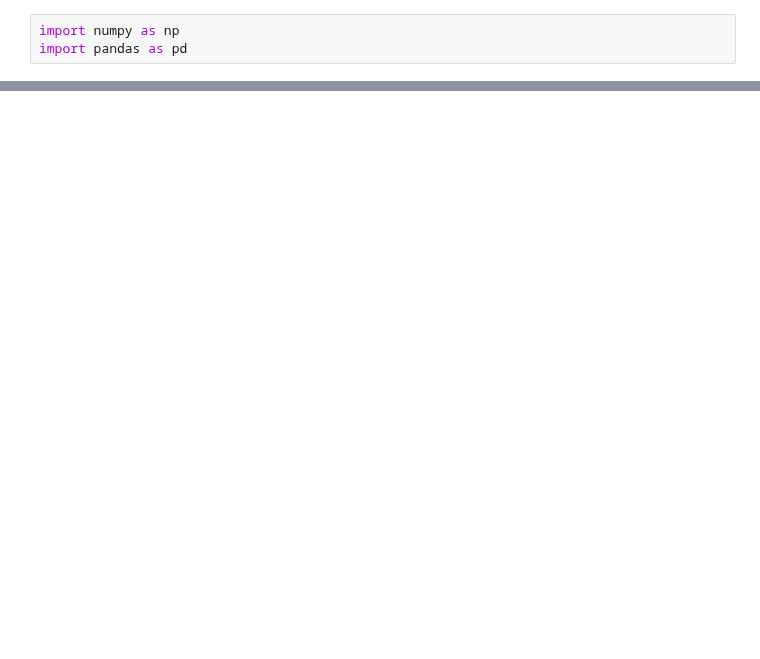
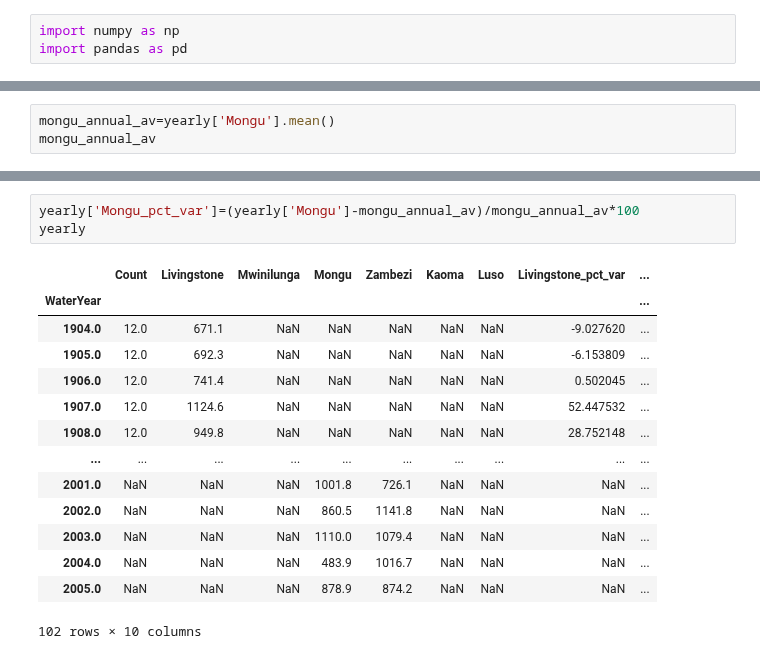
Before and after one commit to AndyFlem/ngonye-notepad, a Jupyter notebook: ngonye_rainfall.ipynb, the cells around one changed output, grey strips where cells are left out. Saved outputs shown, nothing was run; the diff lists cells and outputs as text; blank space fills up the shorter version.

```diff
--- a/ngonye_rainfall.ipynb
+++ b/ngonye_rainfall.ipynb
@@ -67,0 +281,3 @@ calmonthly
+# %%
+mongu_annual_av=yearly['Mongu'].mean()
+mongu_annual_av
@@ -67,0 +337,18 @@ calmonthly
+# %%
+yearly['Mongu_pct_var']=(yearly['Mongu']-mongu_annual_av)/mongu_annual_av*100
+yearly
+# %% [output]
+|  | Count | Livingstone | Mwinilunga | Mongu | Zambezi | Kaoma | Luso | Livingstone_pct_var | ... |
+| WaterYear |  |  |  |  |  |  |  |  | ... |
+| 1904.0 | 12.0 | 671.1 | NaN | NaN | NaN | NaN | NaN | -9.027620 | ... |
+| 1905.0 | 12.0 | 692.3 | NaN | NaN | NaN | NaN | NaN | -6.153809 | ... |
+| 1906.0 | 12.0 | 741.4 | NaN | NaN | NaN | NaN | NaN | 0.502045 | ... |
+| 1907.0 | 12.0 | 1124.6 | NaN | NaN | NaN | NaN | NaN | 52.447532 | ... |
+| 1908.0 | 12.0 | 949.8 | NaN | NaN | NaN | NaN | NaN | 28.752148 | ... |
+| ... | ... | ... | ... | ... | ... | ... | ... | ... | ... |
+| 2001.0 | NaN | NaN | NaN | 1001.8 | 726.1 | NaN | NaN | NaN | ... |
+| 2002.0 | NaN | NaN | NaN | 860.5 | 1141.8 | NaN | NaN | NaN | ... |
+| 2003.0 | NaN | NaN | NaN | 1110.0 | 1079.4 | NaN | NaN | NaN | ... |
+| 2004.0 | NaN | NaN | NaN | 483.9 | 1016.7 | NaN | NaN | NaN | ... |
+| 2005.0 | NaN | NaN | NaN | 878.9 | 874.2 | NaN | NaN | NaN | ... |
+102 rows × 10 columns
```
Also changed, not shown: parts of 28 cells of this notebook, 10 other files.
